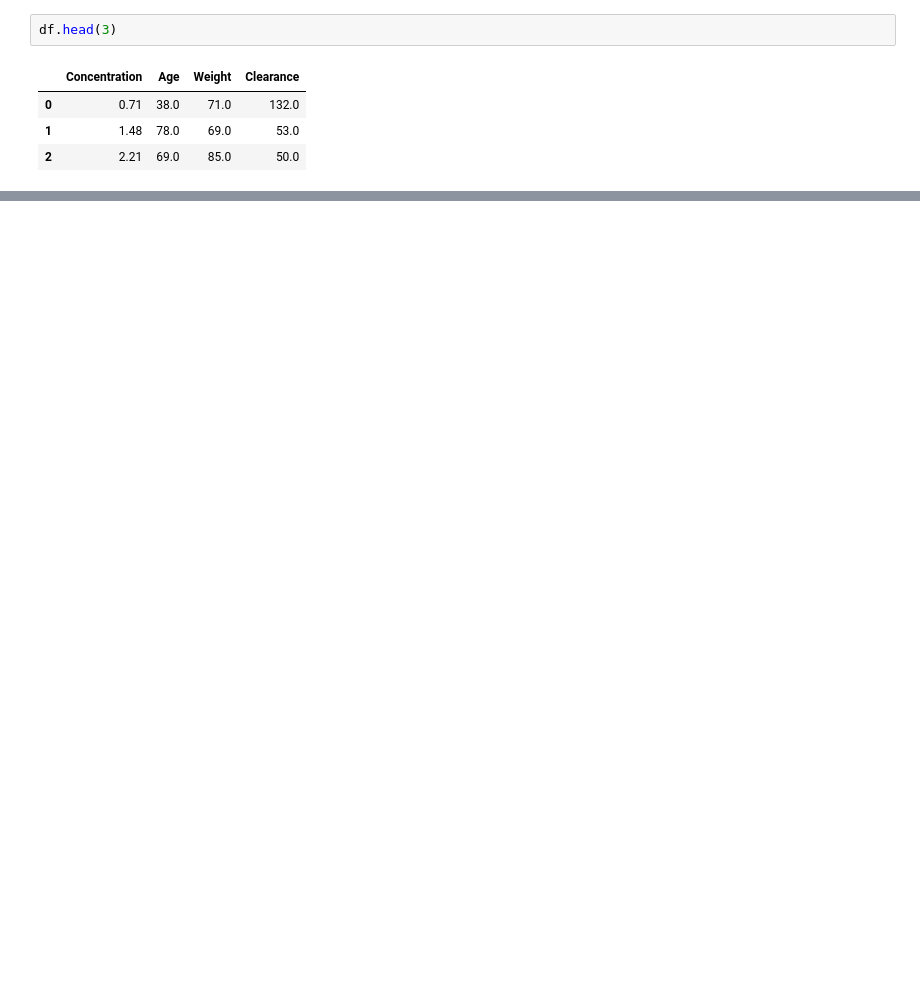
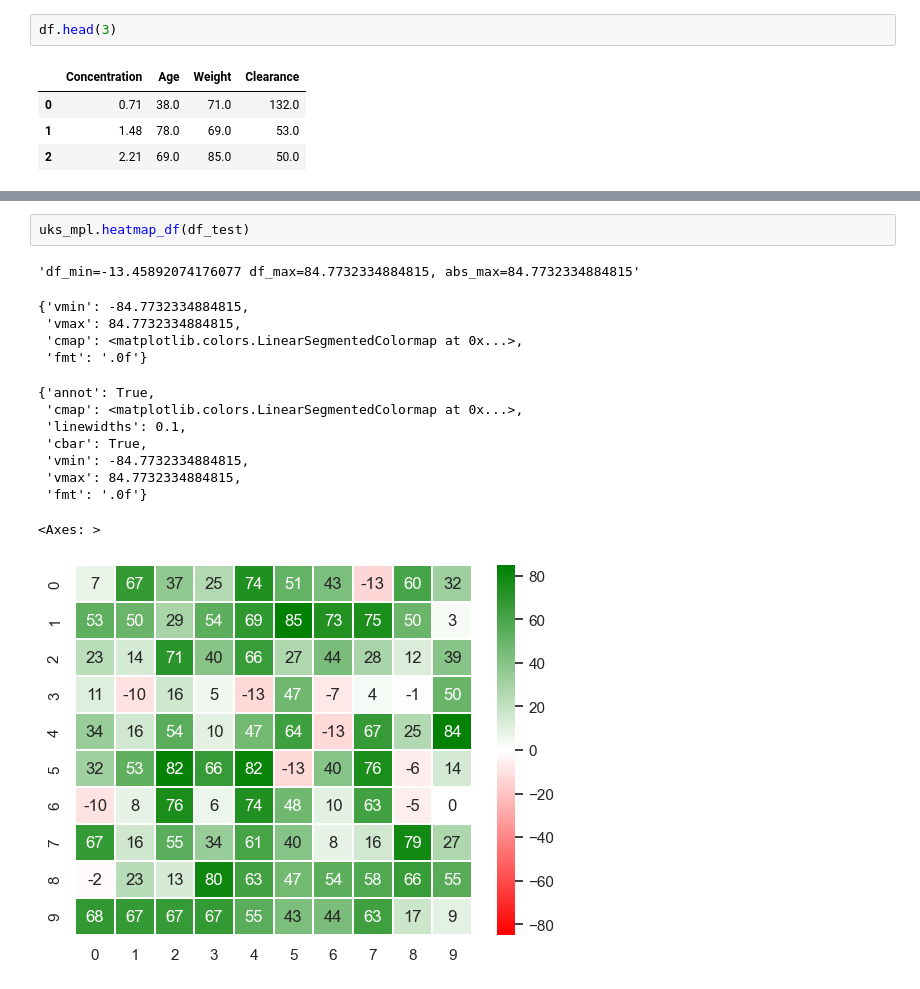
Before and after one commit to akseldkw07/kretsinger, a Jupyter notebook: columbia/STAT4205/hw3.ipynb, the cells around one changed output, grey strips where cells are left out. Saved outputs shown, nothing was run; the diff lists cells and outputs as text; blank space fills up the shorter version.

```diff
--- a/columbia/STAT4205/hw3.ipynb
+++ b/columbia/STAT4205/hw3.ipynb
@@ -34,0 +104,17 @@ fig
+# %%
+uks_mpl.heatmap_df(df_test)
+# %% [output]
+'df_min=-13.45892074176077 df_max=84.7732334884815, abs_max=84.7732334884815'
+{'vmin': -84.7732334884815,
+ 'vmax': 84.7732334884815,
+ 'cmap': <matplotlib.colors.LinearSegmentedColormap at 0x...>,
+ 'fmt': '.0f'}
+{'annot': True,
+ 'cmap': <matplotlib.colors.LinearSegmentedColormap at 0x...>,
+ 'linewidths': 0.1,
+ 'cbar': True,
+ 'vmin': -84.7732334884815,
+ 'vmax': 84.7732334884815,
+ 'fmt': '.0f'}
+<Axes: >
+[figure, added]
```
Also changed, not shown: parts of 28 cells of this notebook, 8 other files.
